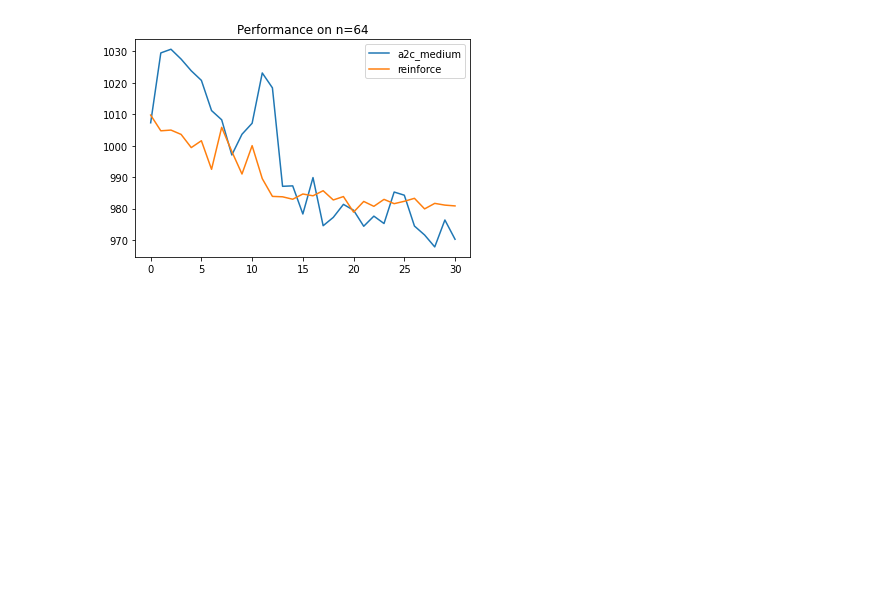
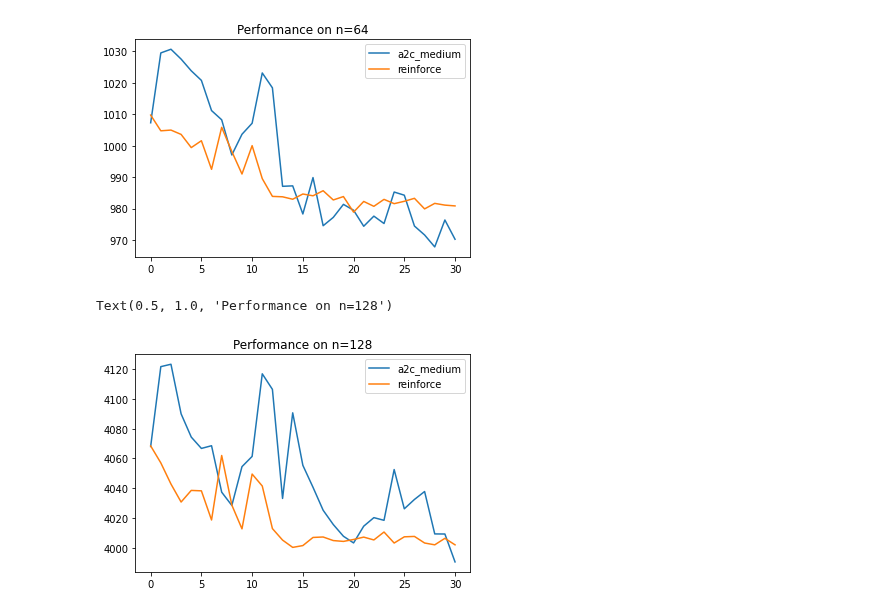
Before and after one commit to timgott/DeepQAP, a Jupyter notebook: evaluation/generalization.ipynb, the cells around one changed output. Drawn from its saved outputs; the diff is of its cells as text; code cells hidden in the pictures; blank space fills up the shorter version.

```diff
--- a/evaluation/generalization.ipynb
+++ b/evaluation/generalization.ipynb
@@ -70,6 +70,7 @@ problems["small"] = [RandomWeightsTaskGenerator(8).sample() for i in range(20)]
 problems["medium"] = [RandomWeightsTaskGenerator(16).sample() for i in range(20)]
 problems["large"] = [RandomWeightsTaskGenerator(32).sample() for i in range(20)]
 problems["64"] = [RandomWeightsTaskGenerator(64).sample() for i in range(20)]
+problems["128"] = [RandomWeightsTaskGenerator(128).sample() for i in range(20)]
 problems["small_rm"] = [RandomMatricesTaskGenerator(8).sample() for i in range(20)]
 problems["mini_lap"] = [LinearTaskGenerator(2).sample() for i in range(100)]
 # %%
@@ -232,0 +236,3 @@ mean: 970.2740478515625
+# %%
+for agent_name in ["reinforce", "a2c_medium"]:
+    evaluate_and_store(agent_name, "128")
@@ -272,3 +296,11 @@ plt.title("Performance on n=64")
 # %% [output]
 Text(0.5, 1.0, 'Performance on n=64')
 [figure]
+# %%
+for agent_name in ["a2c_medium", "reinforce"]:
+    plt.plot(results[agent_name, "128"], label=agent_name)
+plt.legend()
+plt.title("Performance on n=128")
+# %% [output]
+Text(0.5, 1.0, 'Performance on n=128')
+[figure, added]
```
Also changed, not shown: parts of 2 cells of this notebook, 4 other files.
